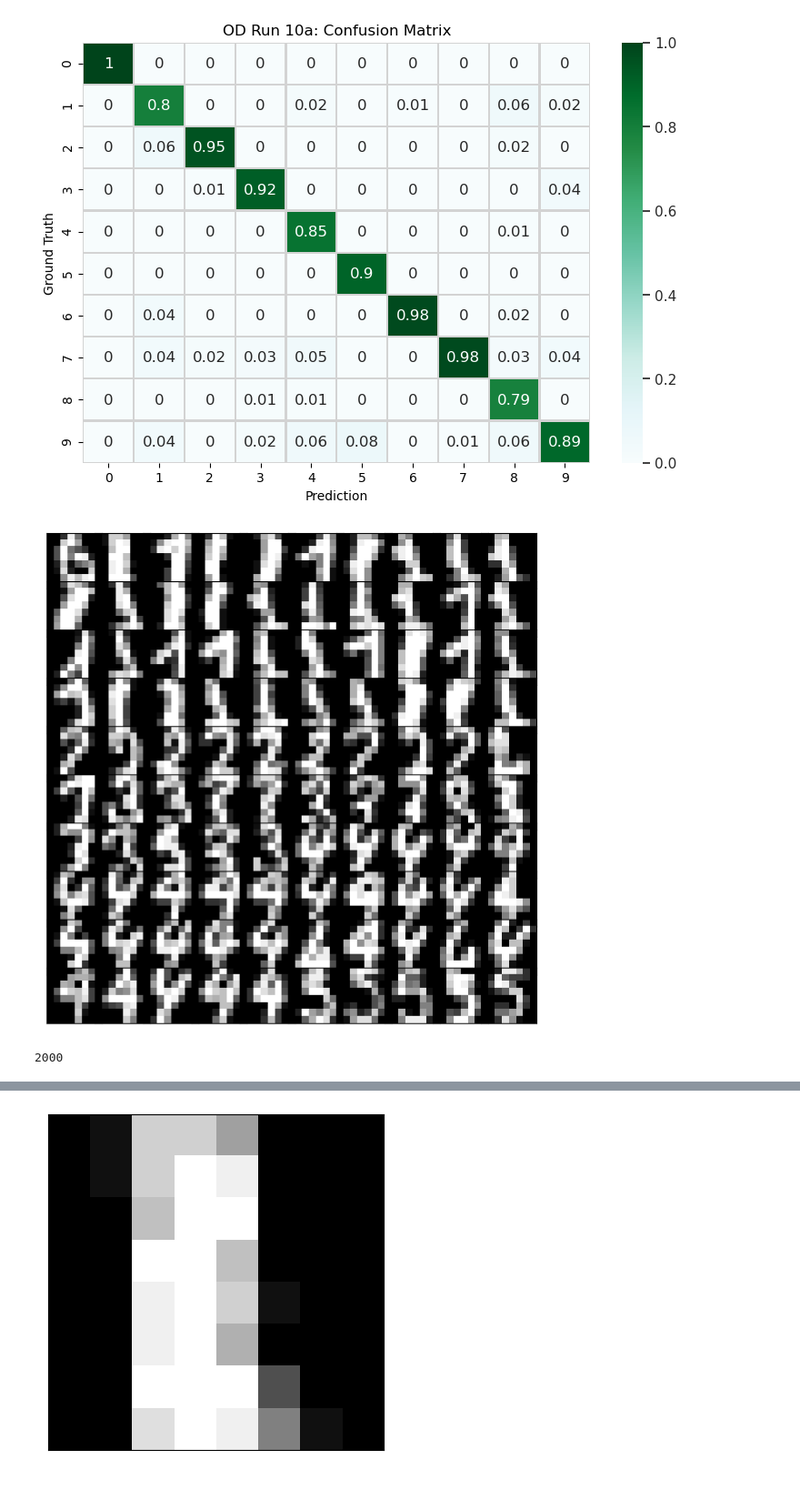
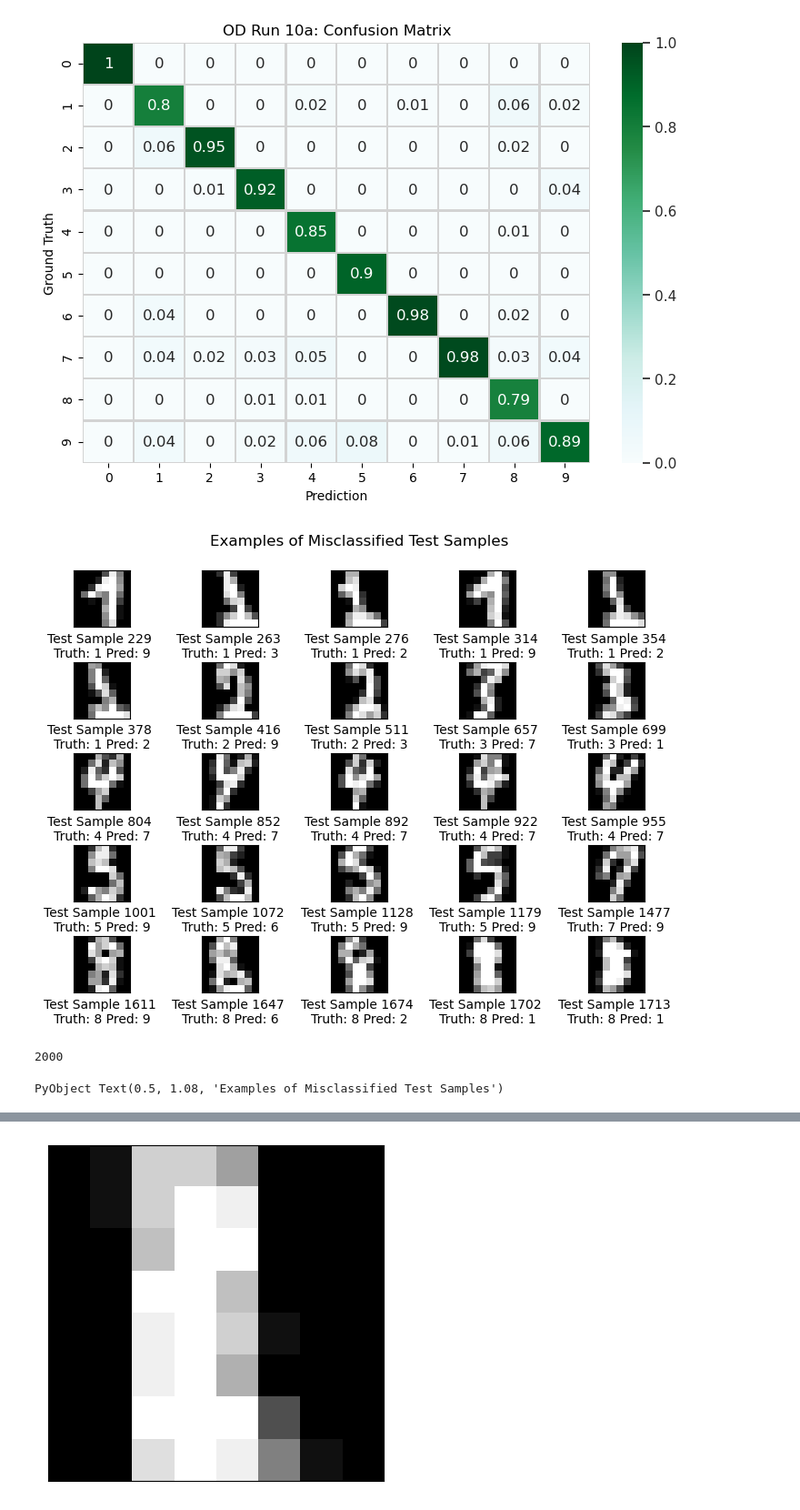
Before and after one commit to jberezow/OptDigits, a Jupyter notebook: Thesis-Opt10bAnalysis.ipynb, the cells around one changed output, grey strips where cells are left out. Shown at 91% size. Saved outputs shown, nothing was run; the diff lists cells and outputs as text; code cells hidden in the pictures.

Commit message:
Misclassified digits plot

```diff
--- a/Thesis-Opt10bAnalysis.ipynb
+++ b/Thesis-Opt10bAnalysis.ipynb
@@ -265,40 +265,44 @@ function balanced_set(x,y,n,c,seed=0)
         y_ordered[k*n-(n-1):k*n] = y[labels][1:n]
     end
     return x_ordered, y_ordered
 end
 
 function reshape_x(x)
     n = size(x)[1]
     println(n)
     x_reshaped = zeros(Float64, 8, 8, n)
     for i=1:n
         test = reshape(x[i,:], (1,8,8))
         x_reshaped[:,:,i] = reshape(x[i,:], (8,8))
     end
     return x_reshaped
 end;
 
 #Load the OptDigits Data
 num_samples = 200
 num_classes = 10
 
 x_test, y_test = balanced_set(x_total,y_total,200,num_classes,300)
 
 x_reshaped = reshape_x(x_test)
 
-nrow, ncol = num_classes,10
-fig = figure("plot_mnist",figsize=(6,6))
+nrow, ncol = 5,5
+fig = figure("plot_mnist",figsize=(7,5))
 for (i, (c, r)) in enumerate(Iterators.product(1:ncol, 1:nrow))
     subplot(nrow, ncol, i)
-    imshow(x_reshaped[:,:,misses[i]]', cmap="gray")
+    imshow(x_reshaped[:,:,misses[i*6]]', cmap="gray")
     ax = gca()
-    ax.xaxis.set_visible(false)
+    ax.set_xlabel("Test Sample $(misses[i*6]) \nTruth: $(y_test[misses[i*6]] - 1) Pred: $(guesses[misses[i*6]] - 1)")
+    ax.set_xticks([], [])
+    #ax.xaxis.set_visible(false)
     ax.yaxis.set_visible(false)
 end;
-tight_layout(w_pad=-1, h_pad=-1, pad=-0.5);
+tight_layout(w_pad=0.5, h_pad=0.2, pad=0);
+fig.suptitle("Examples of Misclassified Test Samples",y=1.08)
 # %% [output]
-[figure, old version]
+[figure, new version]
 2000
+PyObject Text(0.5, 1.08, 'Examples of Misclassified Test Samples')
 # %%
 #All Predictions for a Single Iteration
 function iter_guesses(iter,burn_in=200)
```
Also changed, not shown: parts of 1 cell of this notebook.
